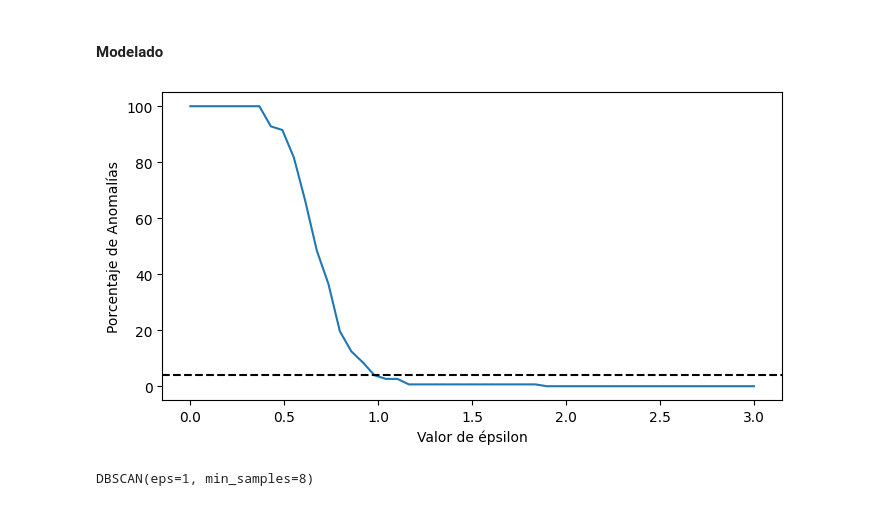
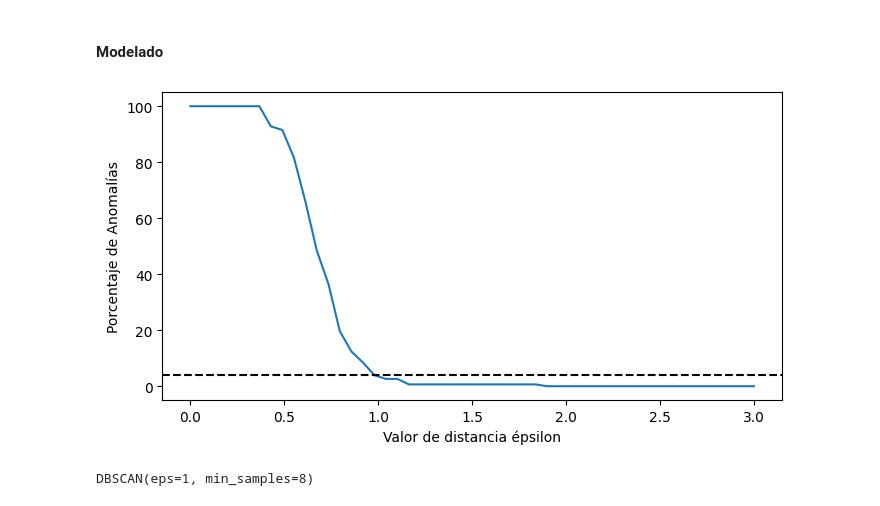
Before and after one commit to vrieraj/ONLINE_DS_THEBRIDGE_Ejercicios, a Jupyter notebook: 04_Machine_Learning/Sprint_13/Unidad_02/Practica_Obligatoria/18_Practica_Obligatoria_Clustering_II.ipynb, the cells around one changed output. Saved outputs shown, nothing was run; the diff lists cells and outputs as text; code cells hidden in the pictures.

```diff
--- a/04_Machine_Learning/Sprint_13/Unidad_02/Practica_Obligatoria/18_Practica_Obligatoria_Clustering_II.ipynb
+++ b/04_Machine_Learning/Sprint_13/Unidad_02/Practica_Obligatoria/18_Practica_Obligatoria_Clustering_II.ipynb
@@ -124,15 +133,15 @@ for eps in np.linspace(0.001,3,50):
 # %%
 #Vamos a pintar ahora el porcentaje de anomalías vs el valor de eps probado
 
 plt.figure(figsize = (8,4), dpi = 100)
 sns.lineplot(x=np.linspace(0.001,3,50),y=anomalias)
 plt.ylabel("Porcentaje de Anomalías")
-plt.xlabel("Valor de épsilon")
+plt.xlabel("Valor de distancia épsilon")
 plt.axhline(4, color='k', linestyle='--')
 #plt.ylim(0,20)
 plt.show()
 # %% [output]
-[figure, old version]
+[figure, new version]
 # %%
 # Vemos que con EPS = 1 obtenemos un porcentaje de anomalias <5 %
 
```
Also changed, not shown: parts of 14 cells of this notebook.
